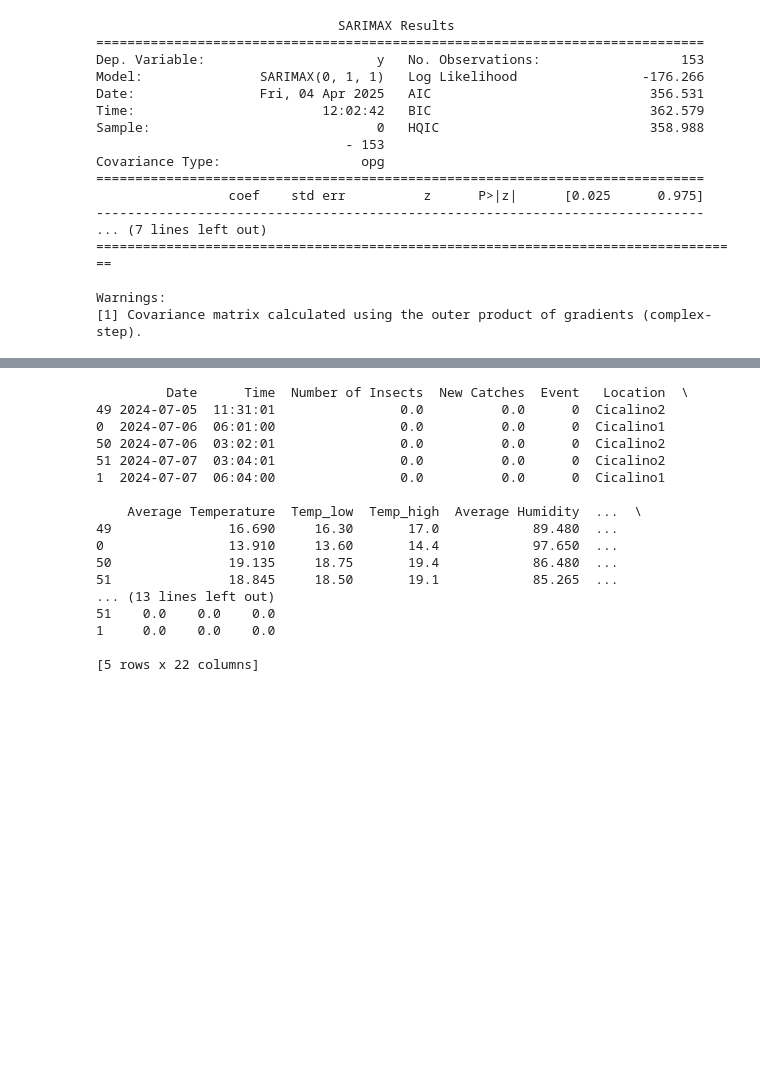
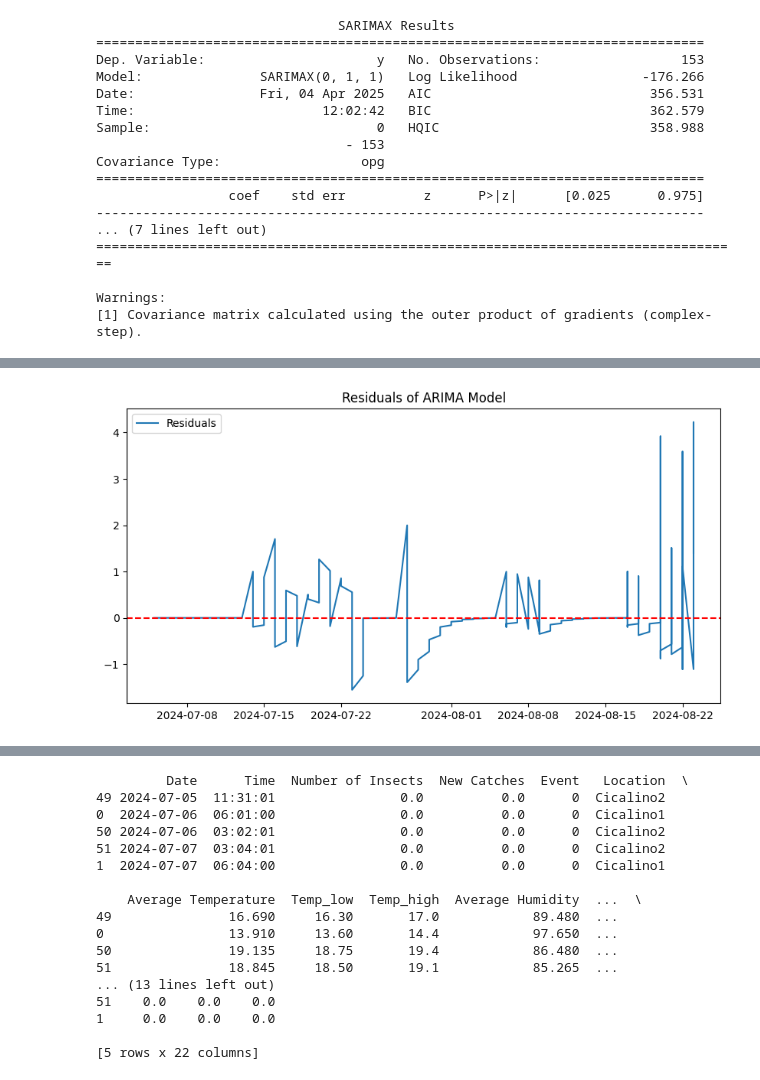
Before and after one commit to raz0208/Agritech-Pest-Prediction, a Jupyter notebook: Agritech_Pest_Prediction_Time_Series_Analysis.ipynb, the cells around one changed output, grey strips where cells are left out. Saved outputs shown, nothing was run; the diff lists cells and outputs as text; code cells hidden in the pictures; blank space fills up the shorter version.

```diff
--- a/Agritech_Pest_Prediction_Time_Series_Analysis.ipynb
+++ b/Agritech_Pest_Prediction_Time_Series_Analysis.ipynb
@@ -224,3 +224,11 @@ Covariance Type:                  opg
 
 Warnings:
 [1] Covariance matrix calculated using the outer product of gradients (complex-step).
+# %%
+# Fit ARIMA Model
+p, d, q = model_auto.order
+model = sm.tsa.ARIMA(Merged_Dataset_df[target_variable], order=(0, 1, 1))
+model_fit = model.fit()
+
+# Model Summary
+print(model_fit.summary())
@@ -226,0 +253,10 @@ Warnings:
+# %%
+# Evaluate Model Performance - Residuals Analysis
+plt.figure(figsize=(10, 5))
+plt.plot(model_fit.resid, label="Residuals")
+plt.axhline(y=0, color='red', linestyle='--')
+plt.title("Residuals of ARIMA Model")
+plt.legend()
+plt.show()
+# %% [output]
+[figure, added]
```
Also changed, not shown: parts of 2 cells of this notebook.
